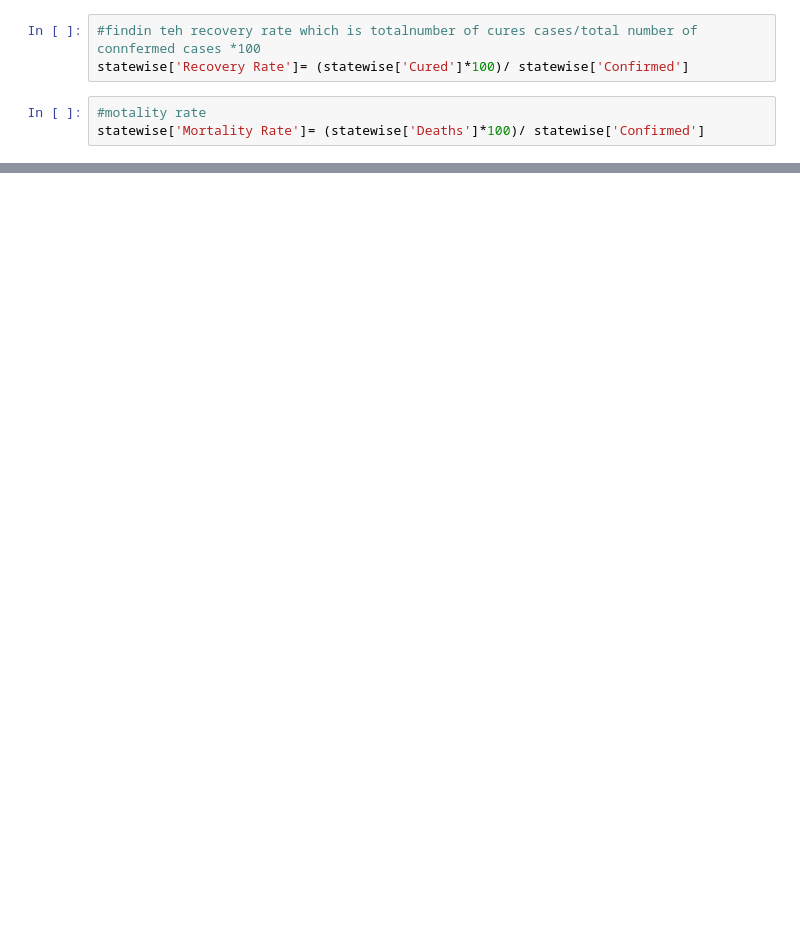
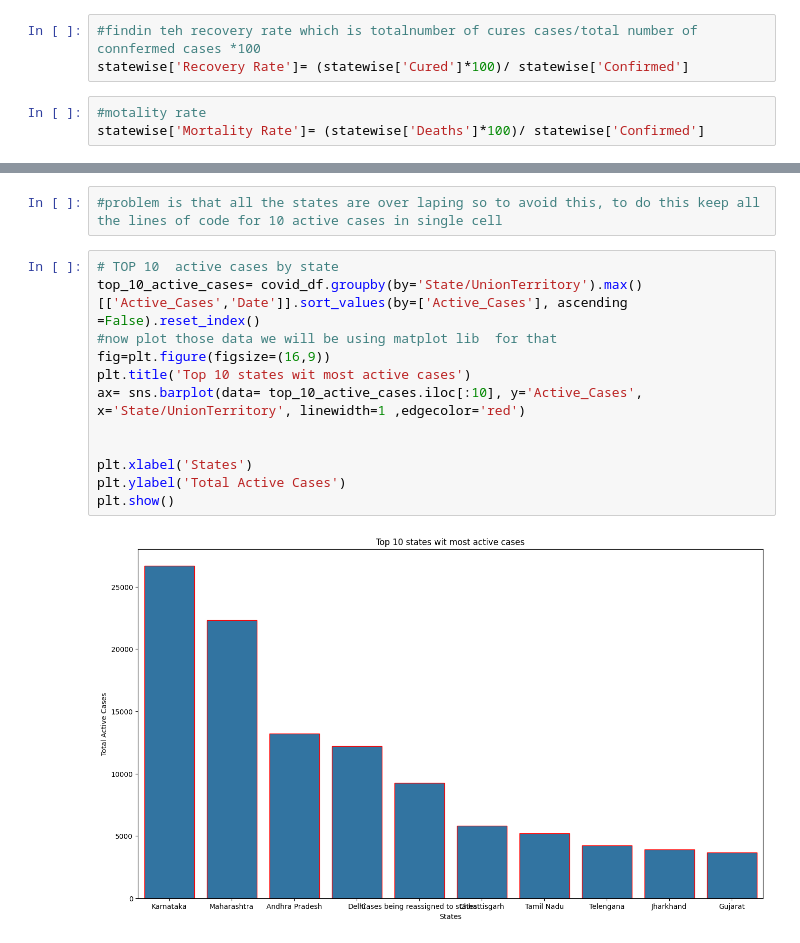
Before and after one commit to eThird/COVID-19-Data-Analysis, a Jupyter notebook: Notebooks/Covid-19 data analysis.ipynb, the cells around one changed output, grey strips where cells are left out. Cells and saved outputs as stored; diff of their text form; blank space fills up the shorter version.

```diff
--- a/Notebooks/Covid-19 data analysis.ipynb
+++ b/Notebooks/Covid-19 data analysis.ipynb
@@ -132,0 +175,16 @@ statewise['Mortality Rate']= (statewise['Deaths']*100)/ statewise['Confirmed']
+# %%
+#problem is that all the states are over laping so to avoid this, to do this keep all the lines of code for 10 active cases in single cell
+# %%
+# TOP 10  active cases by state
+top_10_active_cases= covid_df.groupby(by='State/UnionTerritory').max()[['Active_Cases','Date']].sort_values(by=['Active_Cases'], ascending =False).reset_index()
+#now plot those data we will be using matplot lib  for that
+fig=plt.figure(figsize=(16,9))
+plt.title('Top 10 states wit most active cases')
+ax= sns.barplot(data= top_10_active_cases.iloc[:10], y='Active_Cases', x='State/UnionTerritory', linewidth=1 ,edgecolor='red')
+
+
+plt.xlabel('States')
+plt.ylabel('Total Active Cases')
+plt.show()
+# %% [output]
+[figure, added]
```
Also changed, not shown: parts of 9 cells of this notebook, 1 other file.
